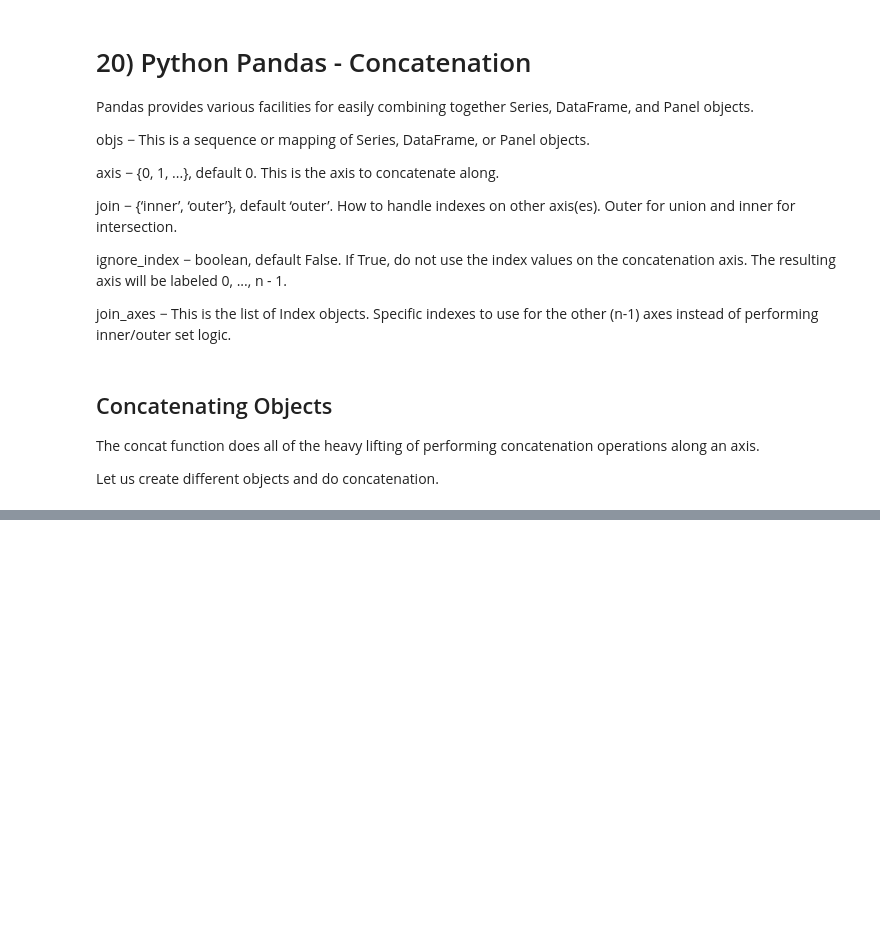
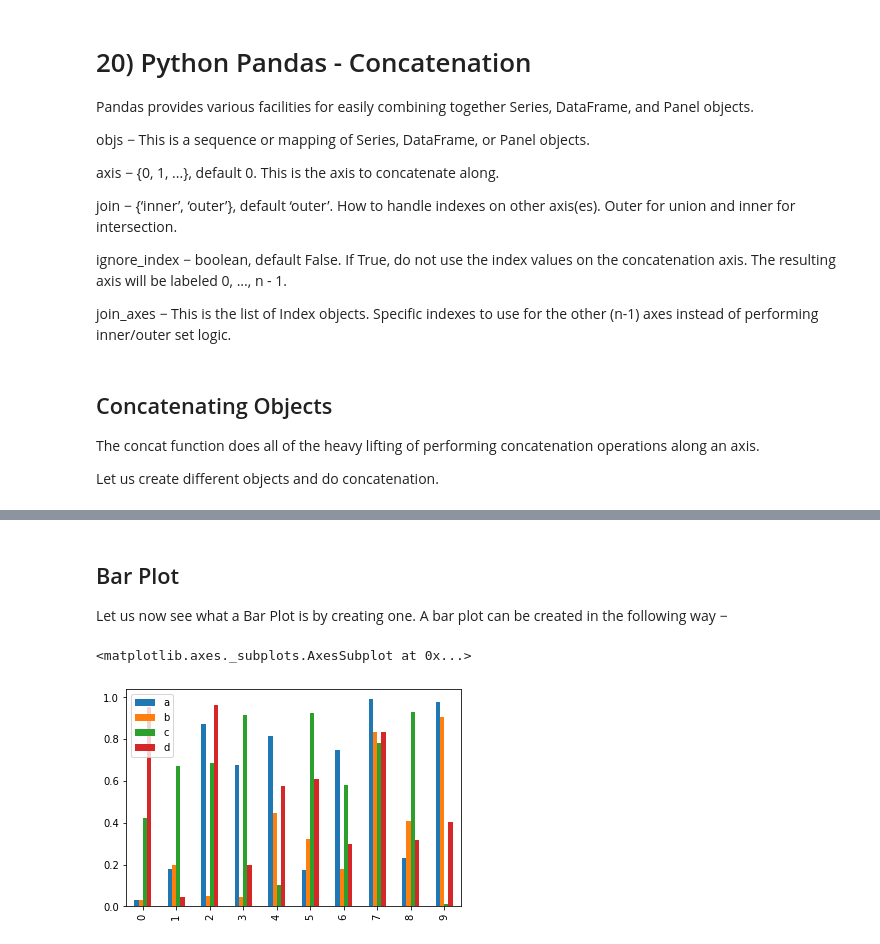
Before and after one commit to victoryapcheeann/pandas101, a Jupyter notebook: Pandas.ipynb, the cells around one changed output, grey strips where cells are left out. Saved outputs shown, nothing was run; the diff lists cells and outputs as text; code cells hidden in the pictures; blank space fills up the shorter version.

```diff
--- a/Pandas.ipynb
+++ b/Pandas.ipynb
@@ -3310,0 +3786,9 @@ Let us create different objects and do concatenation.
+# %% [markdown]
+## Bar Plot
+Let us now see what a Bar Plot is by creating one. A bar plot can be created in the following way −
+# %%
+df = pd.DataFrame(np.random.rand(10,4),columns=['a','b','c','d'])
+df.plot.bar()
+# %% [output]
+<matplotlib.axes._subplots.AxesSubplot at 0x...>
+[figure, added]
```
Also changed, not shown: parts of 85 cells of this notebook, 1 other file.
